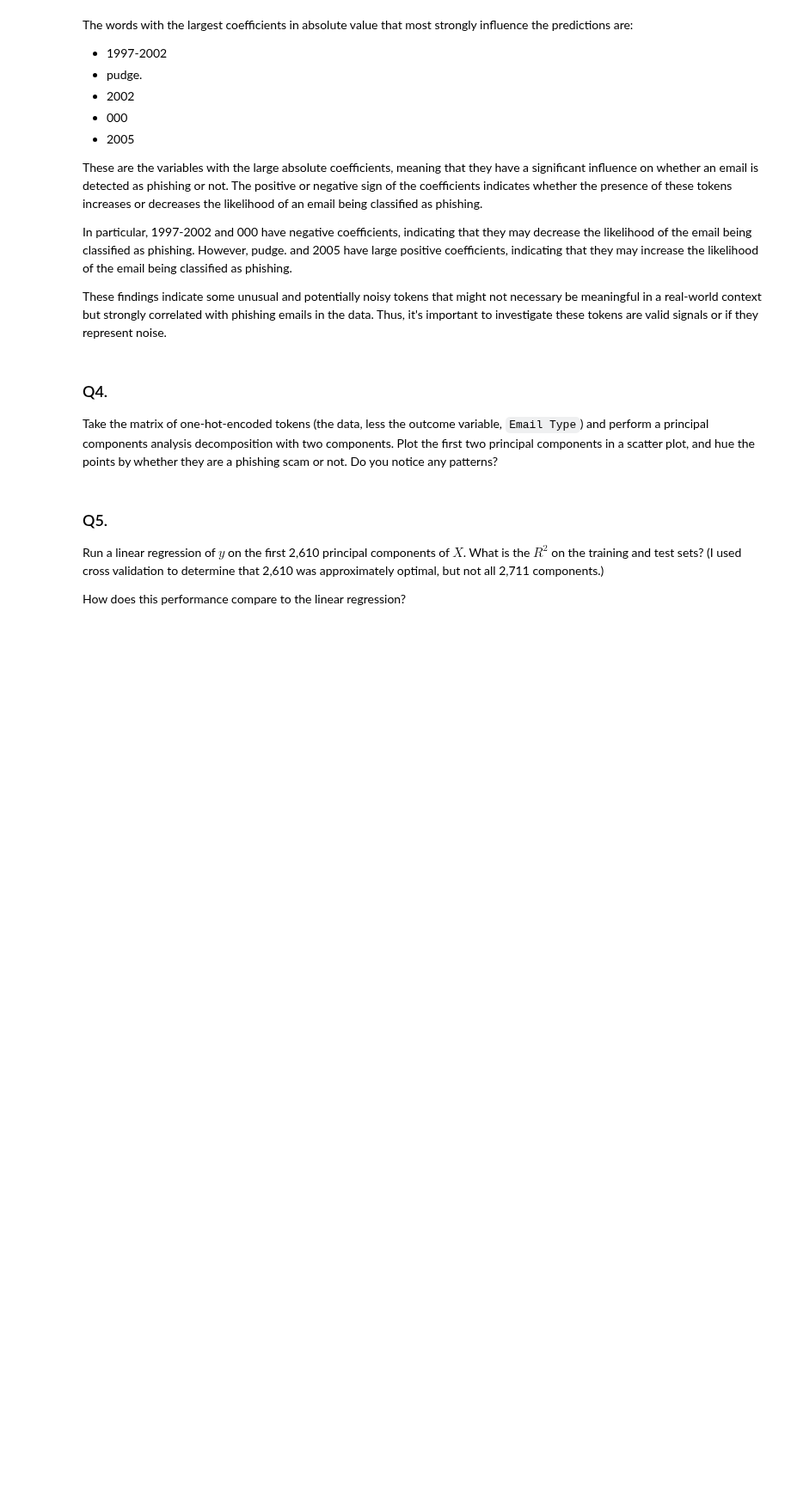
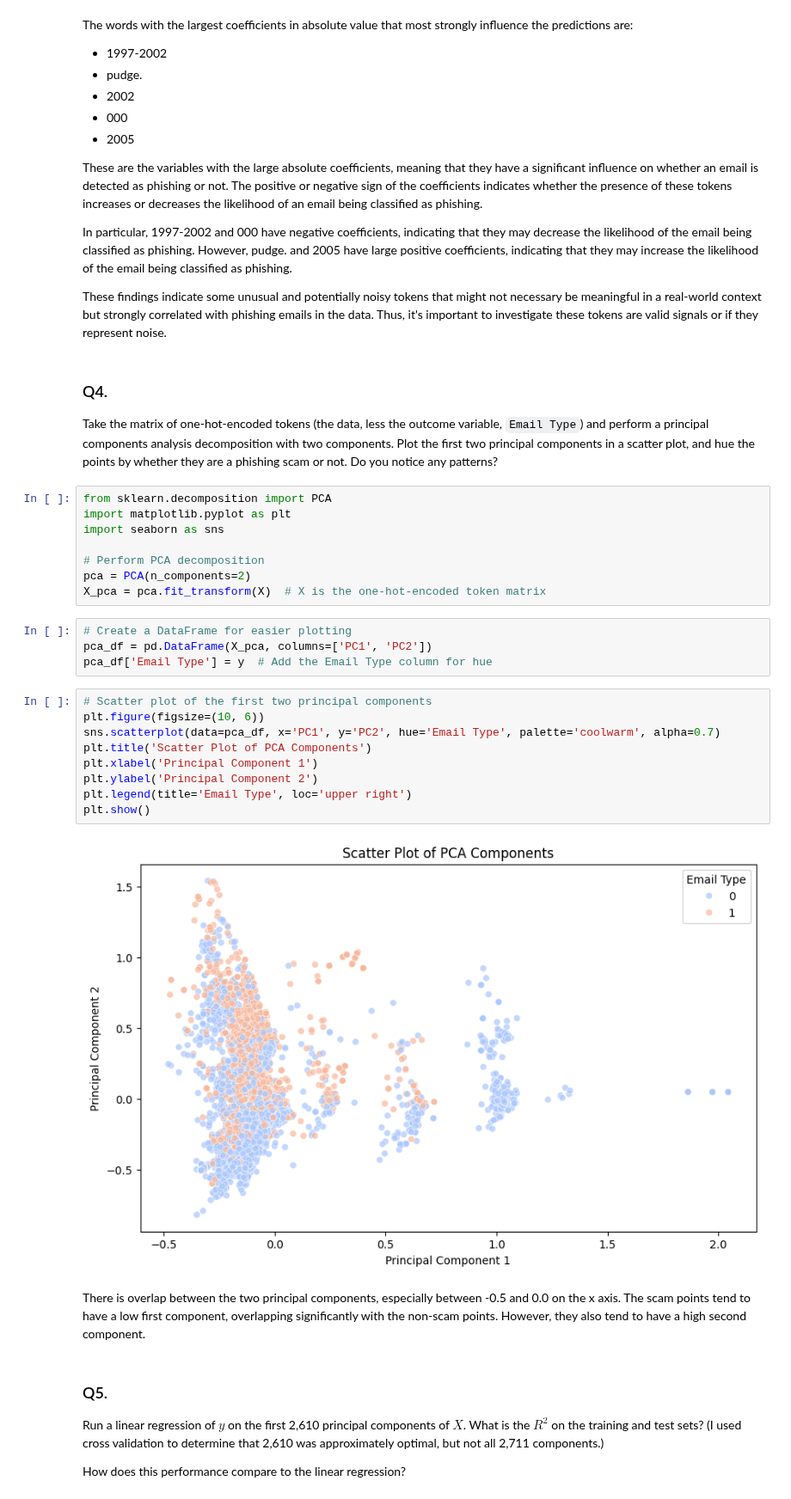
Before and after one commit to clstew47/labs, a Jupyter notebook: 05_PCA/assignment.ipynb, the cells around one changed output. Shown at 86% size. Cells and saved outputs as stored; diff of their text form; blank space fills up the shorter version.

```diff
--- a/05_PCA/assignment.ipynb
+++ b/05_PCA/assignment.ipynb
@@ -163,6 +163,31 @@ These findings indicate some unusual and potentially noisy tokens that might not
 ### Q4.
 
 Take the matrix of one-hot-encoded tokens (the data, less the outcome variable, `Email Type`) and perform a principal components analysis decomposition with two components. Plot the first two principal components in a scatter plot, and hue the points by whether they are a phishing scam or not. Do you notice any patterns?
+# %%
+from sklearn.decomposition import PCA
+import matplotlib.pyplot as plt
+import seaborn as sns
+
+# Perform PCA decomposition
+pca = PCA(n_components=2)
+X_pca = pca.fit_transform(X)  # X is the one-hot-encoded token matrix
+# %%
+# Create a DataFrame for easier plotting
+pca_df = pd.DataFrame(X_pca, columns=['PC1', 'PC2'])
+pca_df['Email Type'] = y  # Add the Email Type column for hue
+# %%
+# Scatter plot of the first two principal components
+plt.figure(figsize=(10, 6))
+sns.scatterplot(data=pca_df, x='PC1', y='PC2', hue='Email Type', palette='coolwarm', alpha=0.7)
+plt.title('Scatter Plot of PCA Components')
+plt.xlabel('Principal Component 1')
+plt.ylabel('Principal Component 2')
+plt.legend(title='Email Type', loc='upper right')
+plt.show()
+# %% [output]
+[figure, added]
+# %% [markdown]
+There is overlap between the two principal components, especially between -0.5 and 0.0 on the x axis. The scam points tend to have a low first component, overlapping significantly with the non-scam points. However, they also tend to have a high second component.
 # %% [markdown]
 ### Q5.
 
```
